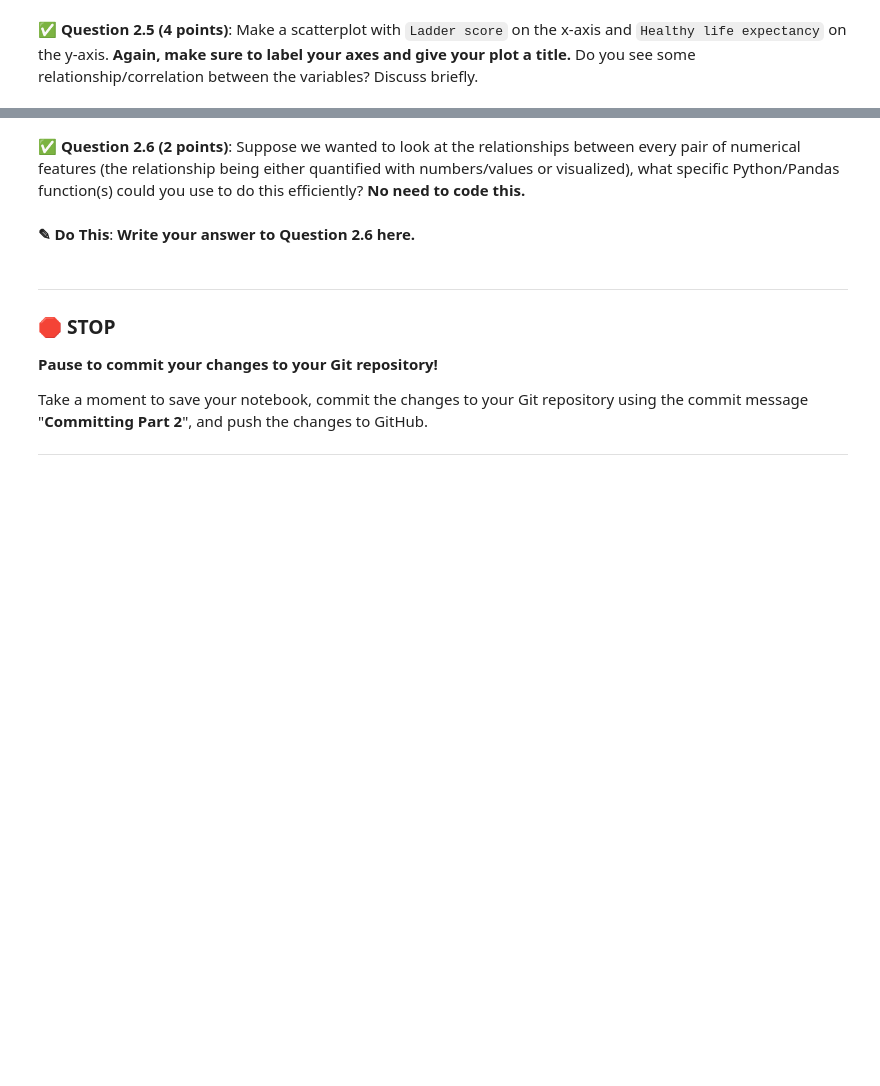
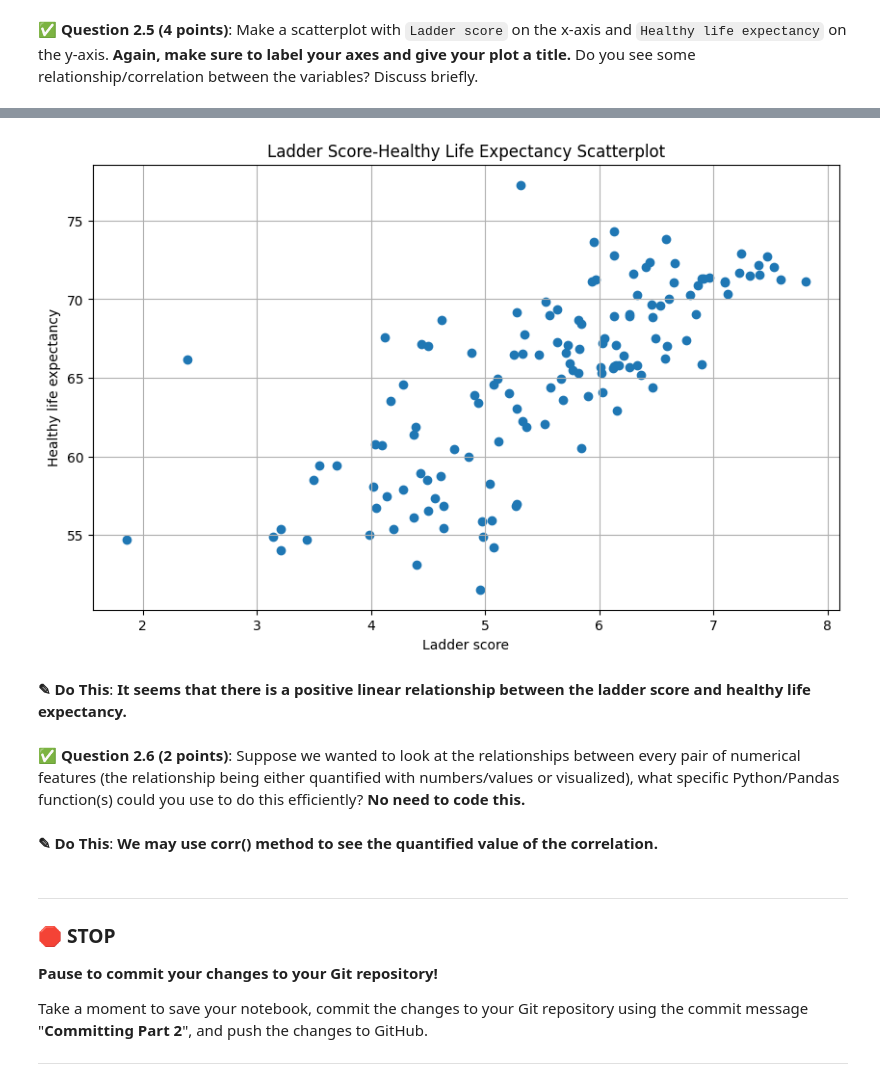
Before and after one commit to Chungminlee08/cmse202-s24-turnin, a Jupyter notebook: midterm/CMSE202-Midterm-Section003-STUDENT.ipynb, the cells around one changed output, grey strips where cells are left out. Drawn from its saved outputs; the diff is of its cells as text; code cells hidden in the pictures; blank space fills up the shorter version.

```diff
--- a/midterm/CMSE202-Midterm-Section003-STUDENT.ipynb
+++ b/midterm/CMSE202-Midterm-Section003-STUDENT.ipynb
@@ -180,7 +208,21 @@ print('maximum of the Healthy life expectency:', df.idxmax('Hea'))
+# %%
+# Put your code for Question 2.5 here
+
+plt.figure(figsize=(10, 6))
+plt.scatter(x='Ladder score', y='Healthy life expectancy', data=df)
+plt.title('Ladder Score-Healthy Life Expectancy Scatterplot')
+plt.xlabel('Ladder score')
+plt.ylabel('Healthy life expectancy')
+plt.grid()
+plt.show()
+# %% [output]
+[figure, added]
+# %% [markdown]
+**<font size=+3>&#9998;</font> Do This**: **It seems that there is a positive linear relationship between the ladder score and healthy life expectancy.**
 # %% [markdown]
 &#9989; **Question 2.6 (2 points)**: Suppose we wanted to look at the relationships between every pair of numerical features (the relationship being either quantified with numbers/values or visualized), what specific Python/Pandas function(s) could you use to do this efficiently? **No need to code this.**
 # %% [markdown]
-**<font size=+3>&#9998;</font> Do This**: **Write your answer to Question 2.6 here.**
+**<font size=+3>&#9998;</font> Do This**: **We may use corr() method to see the quantified value of the correlation.**
 # %% [markdown]
 ---
 ### &#128721; STOP
```
Also changed, not shown: parts of 21 cells of this notebook.
